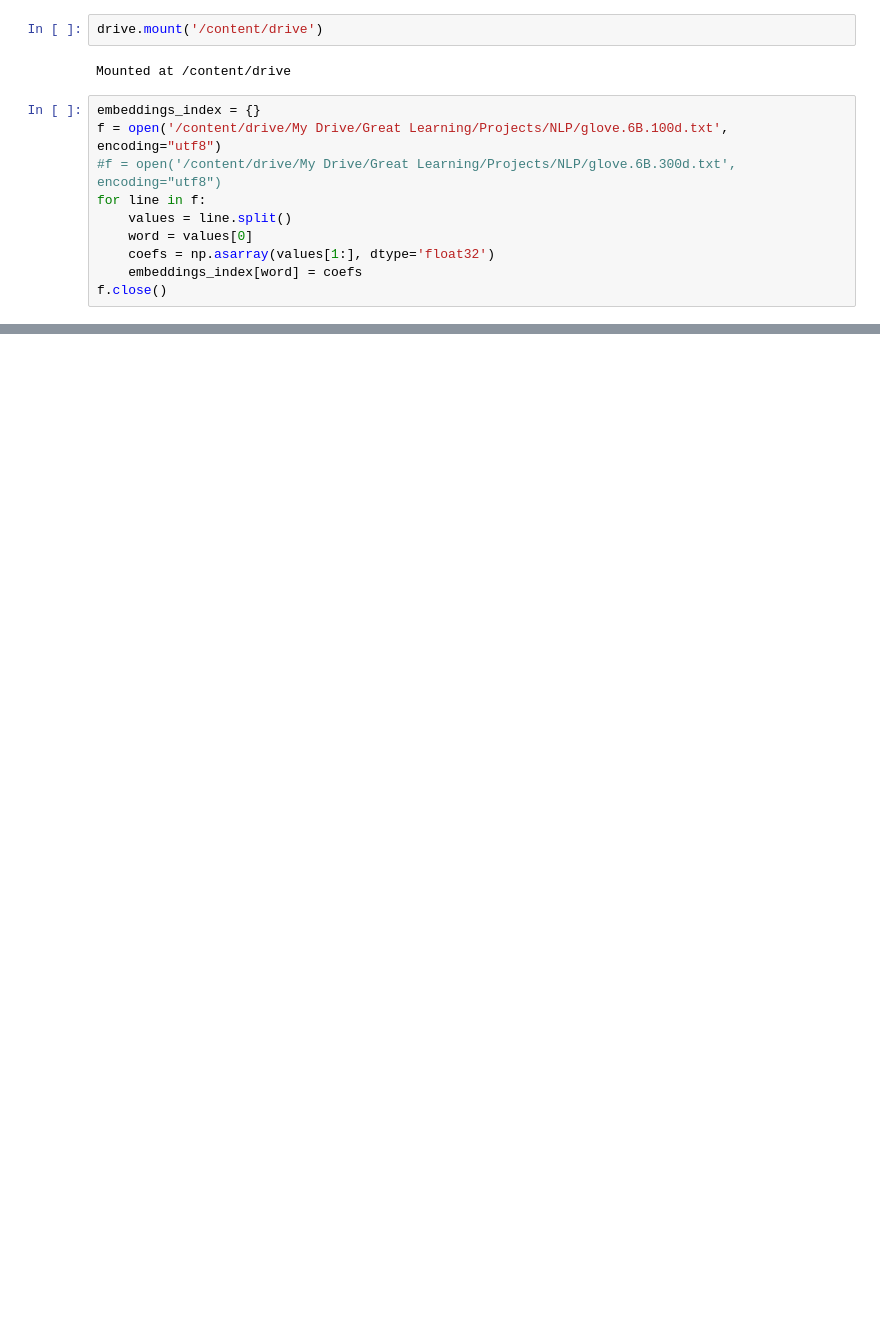
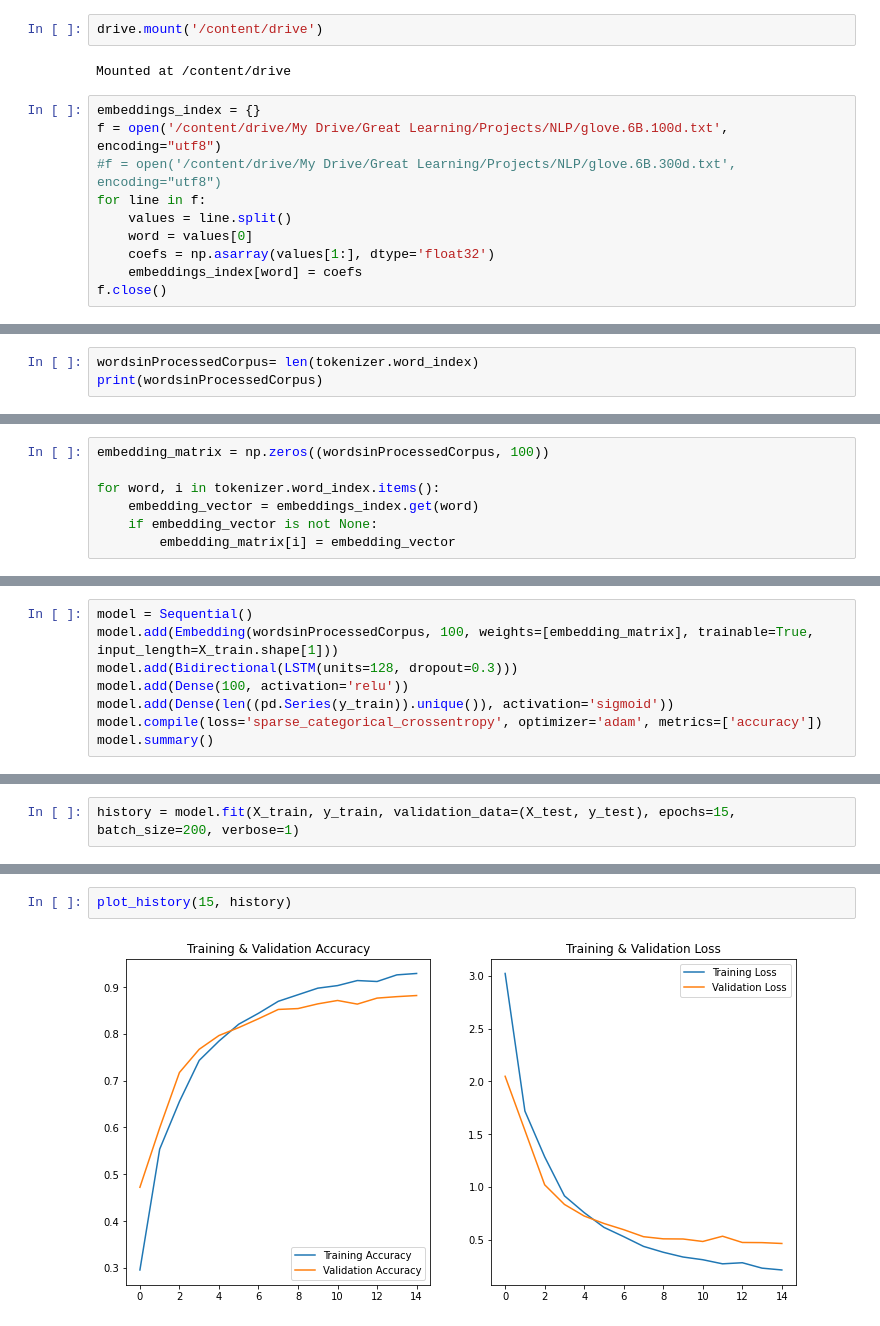
Before and after one commit to nulilakshman/Automatic-Ticket-Assignment, a Jupyter notebook: AIML_Capstone_Project_NLP_1_Automatic_Ticket_Assignment.ipynb, the cells around one changed output, grey strips where cells are left out. Saved outputs shown, nothing was run; the diff lists cells and outputs as text; blank space fills up the shorter version.

```diff
--- a/AIML_Capstone_Project_NLP_1_Automatic_Ticket_Assignment.ipynb
+++ b/AIML_Capstone_Project_NLP_1_Automatic_Ticket_Assignment.ipynb
@@ -818,0 +1435,3 @@ print(y_test.shape)
+# %%
+wordsinProcessedCorpus= len(tokenizer.word_index)
+print(wordsinProcessedCorpus)
@@ -818,0 +1440,7 @@ print(y_test.shape)
+# %%
+embedding_matrix = np.zeros((wordsinProcessedCorpus, 100))
+
+for word, i in tokenizer.word_index.items():
+    embedding_vector = embeddings_index.get(word)
+    if embedding_vector is not None:
+        embedding_matrix[i] = embedding_vector
@@ -818,0 +1453,8 @@ print(y_test.shape)
+# %%
+model = Sequential()
+model.add(Embedding(wordsinProcessedCorpus, 100, weights=[embedding_matrix], trainable=True, input_length=X_train.shape[1]))
+model.add(Bidirectional(LSTM(units=128, dropout=0.3)))
+model.add(Dense(100, activation='relu'))
+model.add(Dense(len((pd.Series(y_train)).unique()), activation='sigmoid'))
+model.compile(loss='sparse_categorical_crossentropy', optimizer='adam', metrics=['accuracy'])
+model.summary()
@@ -818,0 +1511,2 @@ print(y_test.shape)
+# %%
+history = model.fit(X_train, y_train, validation_data=(X_test, y_test), epochs=15, batch_size=200, verbose=1)
@@ -818,0 +1531,4 @@ print(y_test.shape)
+# %%
+plot_history(15, history)
+# %% [output]
+[figure, added]
```
Also changed, not shown: parts of 137 cells of this notebook.
